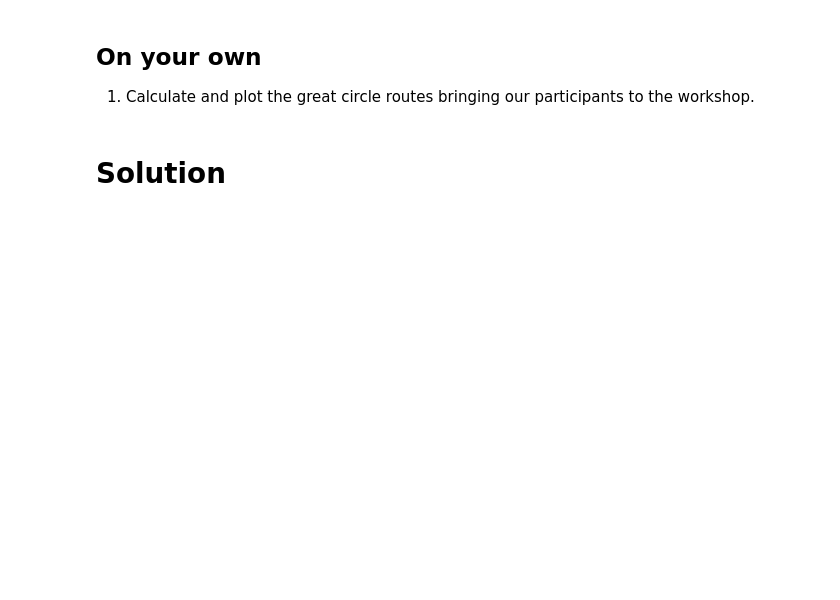
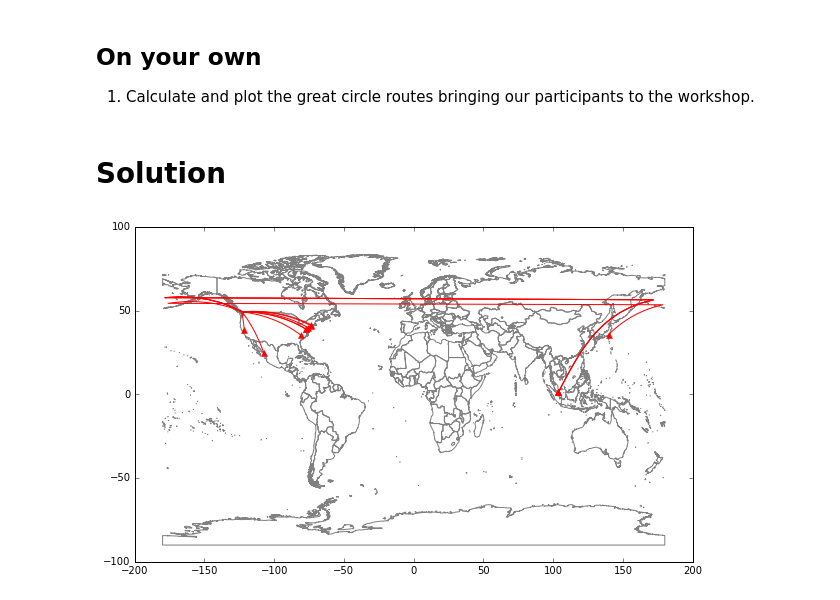
Before and after one commit to sjsrey/pysalnarsc17, a Jupyter notebook: content/08_routes.ipynb, the cells around one changed output. Saved outputs shown, nothing was run; the diff lists cells and outputs as text; code cells hidden in the pictures; blank space fills up the shorter version.

```diff
--- a/content/08_routes.ipynb
+++ b/content/08_routes.ipynb
@@ -197,23 +191,27 @@ plot(route[:,0], route[:,1])
 # %% [markdown]
 # Solution
 # %%
+import pandas as pd
+participants2017 = pd.read_csv('data/participants2017.csv')
 from shapely.geometry import shape
 for feature in g['features']:
     sf = shape(feature['geometry'])
     if feature['geometry']['type'] == 'MultiPolygon':
         for geom in sf.geoms:
             plot(*geom.exterior.xy, color='grey')
     else:
         plot(*sf.exterior.xy, color='grey')
 
-for idx, p in participants.iterrows():
-    plot(p['lon'], p['lat'], '^')
+for idx, p in participants2017.iterrows():
+    plot(p['lon'], p['lat'], '^', markerfacecolor='r', markeredgecolor='r')
 
 
-for idx, p in participants.iterrows():
-    waypoints = geod.npts(minn[0], minn[1], p['lon'], p['lat'], 20)
-    route = [minn]
+for idx, p in participants2017.iterrows():
+    waypoints = geod.npts(vancouver[0], vancouver[1], p['lon'], p['lat'], 20)
+    route = [vancouver]
     route.extend(waypoints)
     route.append((p['lon'], p['lat']))
     route = np.array(route)
-    plot(route[:,0], route[:,1])
+    plot(route[:,0], route[:,1], color='r')
+# %% [output]
+[figure, added]
```
Also changed, not shown: parts of 22 cells of this notebook, 6 other files.
